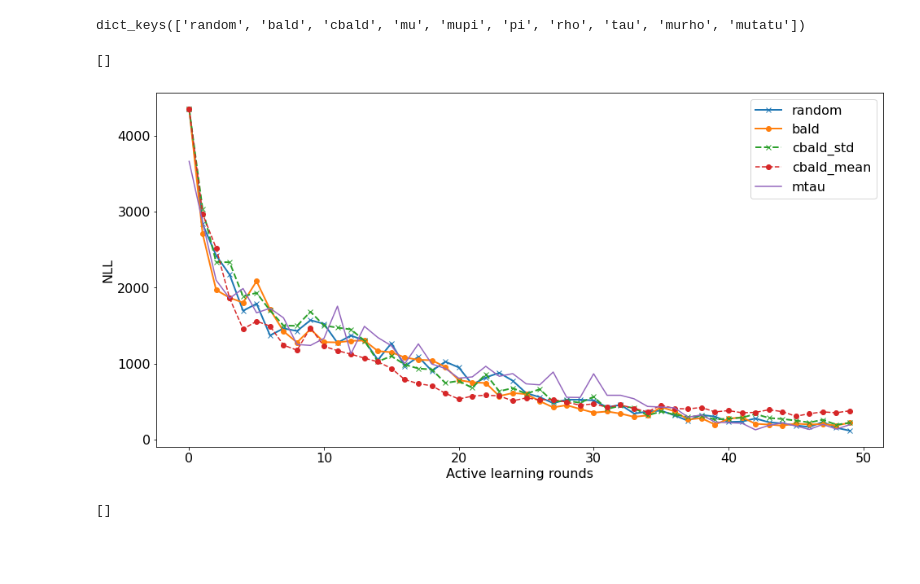
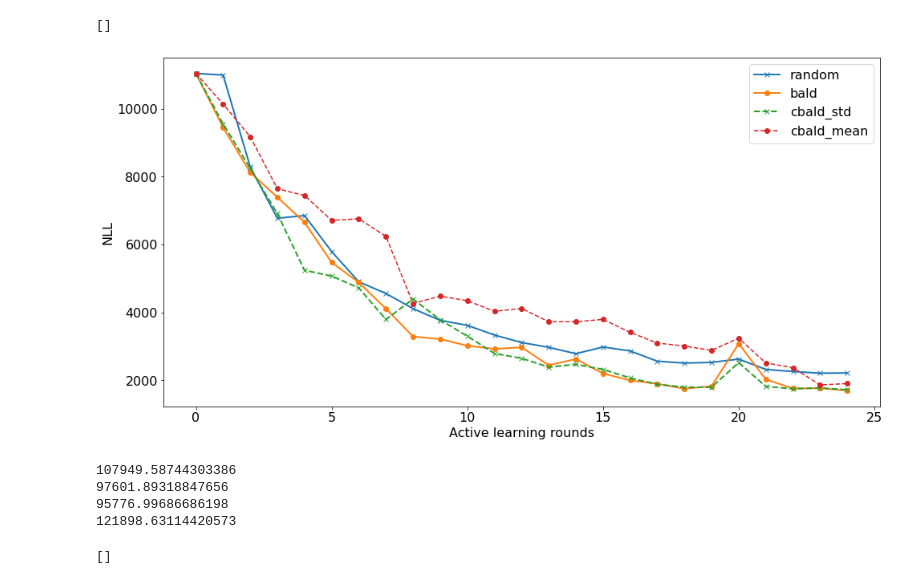
Before and after one commit to fbohu/Censored-Active-Learning, a Jupyter notebook: eval.ipynb, the cells around one changed output. Saved outputs shown, nothing was run; the diff lists cells and outputs as text; code cells hidden in the pictures; blank space fills up the shorter version.

```diff
--- a/eval.ipynb
+++ b/eval.ipynb
@@ -4,46 +4,52 @@ import numpy as np
 import pickle5 as pickle
 import matplotlib.pyplot as plt
 # %%
-with open('results/sklearnlong_filename.pickle', 'rb') as handle:
+with open('results/ds1long_filename.pickle', 'rb') as handle:
     b = pickle.load(handle)
-# %%
-b.keys()
-# %% [output]
-dict_keys(['random', 'bald', 'cbald', 'mu', 'mupi', 'pi', 'rho', 'tau', 'murho', 'mutatu'])
 # %%
 plt.figure(figsize=(16,8))
 plt.rcParams.update({'font.size': 16})
 plt.plot(np.mean(b['random'], axis=0),'-x', label='random', linewidth=2)
 plt.plot(np.mean(b['bald'], axis=0),'-o', label = 'bald', linewidth=2)
 plt.plot(np.mean(b['cbald'], axis=0),'--x', label = 'cbald_std', linewidth=2)
 plt.plot(np.mean(b['tau'], axis=0), '--o',label='cbald_mean')
 
 
 #plt.fill_between(np.arange(b['random'].shape[-1]), y1 = np.mean(b['random'], axis=0)-np.std(b['random'], axis=0),
 #                                                    y2 = np.mean(b['random'], axis=0)+np.std(b['random'], axis=0),alpha=0.25)
 #plt.fill_between(np.arange(b['bald'].shape[-1]), y1 = np.mean(b['bald'], axis=0)-np.std(b['bald'], axis=0),
 #                                                    y2 = np.mean(b['bald'], axis=0)+np.std(b['bald'], axis=0),alpha=0.25)
 #plt.fill_between(np.arange(b['cbald'].shape[-1]), y1 = np.mean(b['cbald'], axis=0)-np.std(b['cbald'], axis=0),
 #                                                    y2 = np.mean(b['cbald'], axis=0)+np.std(b['cbald'], axis=0),alpha=0.25)
 
 #plt.fill_between(np.arange(b['tau'].shape[-1]), y1 = np.mean(b['tau'], axis=0)-np.std(b['tau'], axis=0),
 #                                                    y2 = np.mean(b['tau'], axis=0)+np.std(b['tau'], axis=0),alpha=0.25)
 
 #plt.plot(np.mean(b['pi'], axis=0), label='pi')
 #plt.plot(np.mean(b['mupi'], axis=0), label='mupi')
 #plt.plot(np.mean(b['mu'], axis=0), label='mu')
 #plt.plot(np.mean(b['murho'], axis=0), label='murho')
 #plt.plot(np.mean(b['rho'], axis=0), label='rho')
-plt.plot(np.mean(b['mutatu'], axis=0), label='mtau')
+#plt.plot(np.mean(b['mutatu'], axis=0), label='mtau')
 plt.legend(loc='upper right')
 #plt.xlim(4,None)
 #plt.ylim(2000,None)
 plt.xlabel("Active learning rounds")
 plt.ylabel("NLL")
 plt.plot()#
 # %% [output]
 []
-[figure, old version]
+[figure, new version]
+# %%
+print(np.sum(np.mean(b['random'], axis=0)))
+print(np.sum(np.mean(b['bald'], axis=0)))
+print(np.sum(np.mean(b['cbald'], axis=0)))
+print(np.sum(np.mean(b['tau'], axis=0)))
+# %% [output]
+107949.58744303386
+97601.89318847656
+95776.99686686198
+121898.63114420573
 # %%
 with open('results/sklearn_censored_filename.pickle', 'rb') as handle:
     b = pickle.load(handle)
```
Also changed, not shown: 5 other files.
